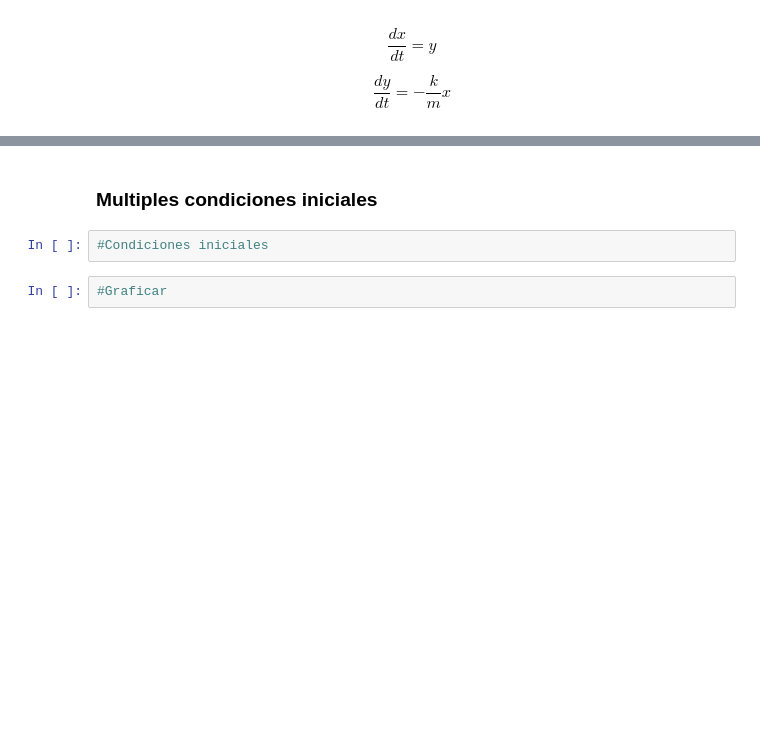
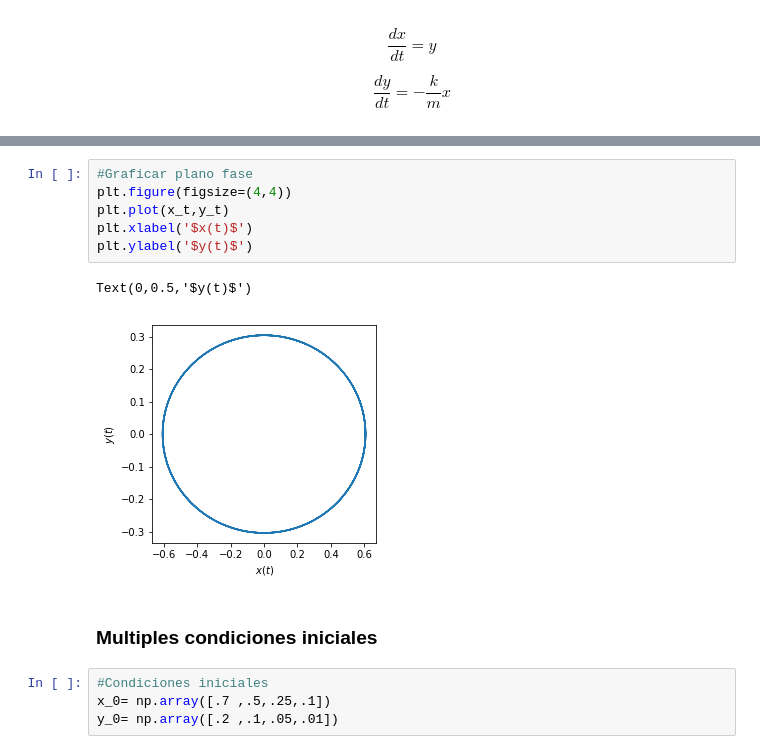
Before and after one commit to valerialadron/SimMat2019_1, a Jupyter notebook: Modulo3/Clase16_OsciladorArmonico.ipynb, the cells around one changed output, grey strips where cells are left out. Drawn from its saved outputs; the diff is of its cells as text; blank space fills up the shorter version.

```diff
--- a/Modulo3/Clase16_OsciladorArmonico.ipynb
+++ b/Modulo3/Clase16_OsciladorArmonico.ipynb
@@ -174,6 +220,15 @@ $$ \frac{dy}{dt} = -\frac{k}{m}x $$
+# %%
+#Graficar plano fase
+plt.figure(figsize=(4,4))
+plt.plot(x_t,y_t)
+plt.xlabel('$x(t)$')
+plt.ylabel('$y(t)$')
+# %% [output]
+Text(0,0.5,'$y(t)$')
+[figure, added]
 # %% [markdown]
 ### Multiples condiciones iniciales
-# %%
-#Condiciones iniciales
-# %%
-#Graficar
+# %%
+#Condiciones iniciales
+x_0= np.array([.7 ,.5,.25,.1])
+y_0= np.array([.2 ,.1,.05,.01])
```
Also changed, not shown: parts of 20 cells of this notebook.
